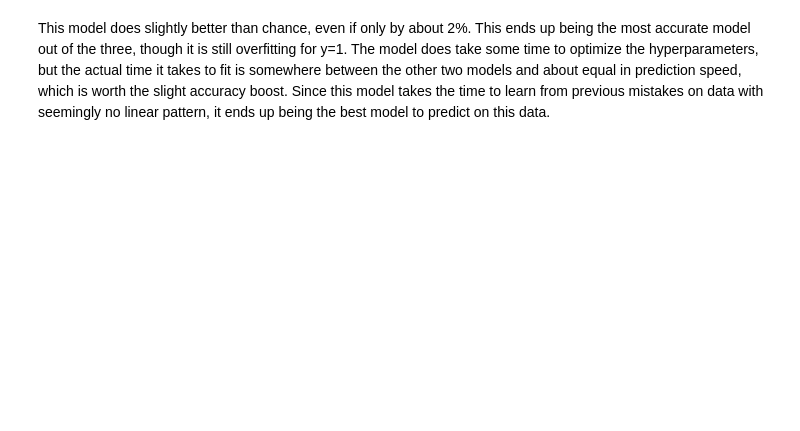
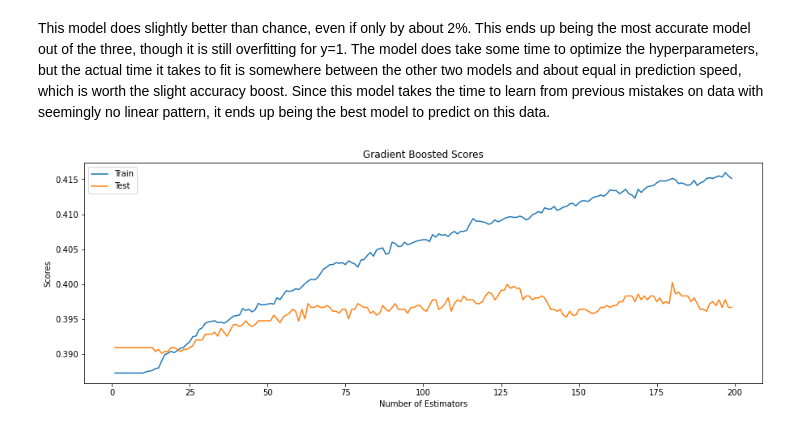
Before and after one commit to ryanlybbert/Capstone2, a Jupyter notebook: UnguidedCapstoneModeling.ipynb, the cells around one changed output. Drawn from its saved outputs; the diff is of its cells as text; code cells hidden in the pictures; blank space fills up the shorter version.

Commit message:
added gradient score chart

```diff
--- a/UnguidedCapstoneModeling.ipynb
+++ b/UnguidedCapstoneModeling.ipynb
@@ -205,2 +202,23 @@ print(confusion_matrix(y_pred, y_test))
+# %%
+n_est = range(1, 200)
+train_scores = []
+test_scores = []
+
+for i in tqdm(n_est):
+    gb = GradientBoostingClassifier(n_estimators=i, learning_rate=0.27708, max_depth=1, max_features=0.754715, random_state=1020)
+    gb.fit(X_train, y_train)
+    train_scores.append(gb.score(X_train, y_train))
+    test_scores.append(gb.score(X_test, y_test))
 # %% [markdown]
 This model does slightly better than chance, even if only by about 2%.  This ends up being the most accurate model out of the three, though it is still overfitting for y=1.  The model does take some time to optimize the hyperparameters, but the actual time it takes to fit is somewhere between the other two models and about equal in prediction speed, which is worth the slight accuracy boost.  Since this model takes the time to learn from previous mistakes on data with seemingly no linear pattern, it ends up being the best model to predict on this data.
+# %%
+plt.figure(figsize=(15, 5))
+plt.plot(n_est, train_scores)
+plt.plot(n_est, test_scores)
+plt.xlabel('Number of Estimators')
+plt.ylabel('Scores')
+plt.title('Gradient Boosted Scores')
+plt.legend(['Train', 'Test'])
+plt.show()
+# %% [output]
+[figure, added]
```
Also changed, not shown: parts of 3 cells of this notebook.
